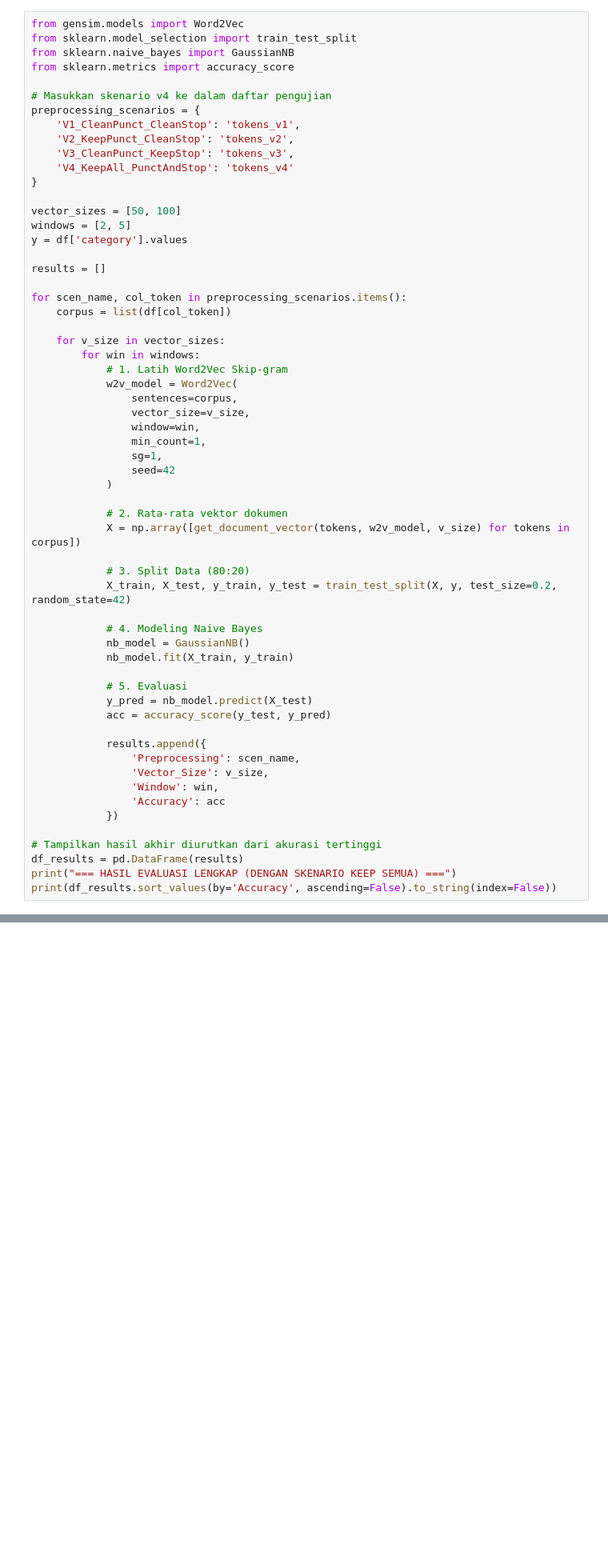
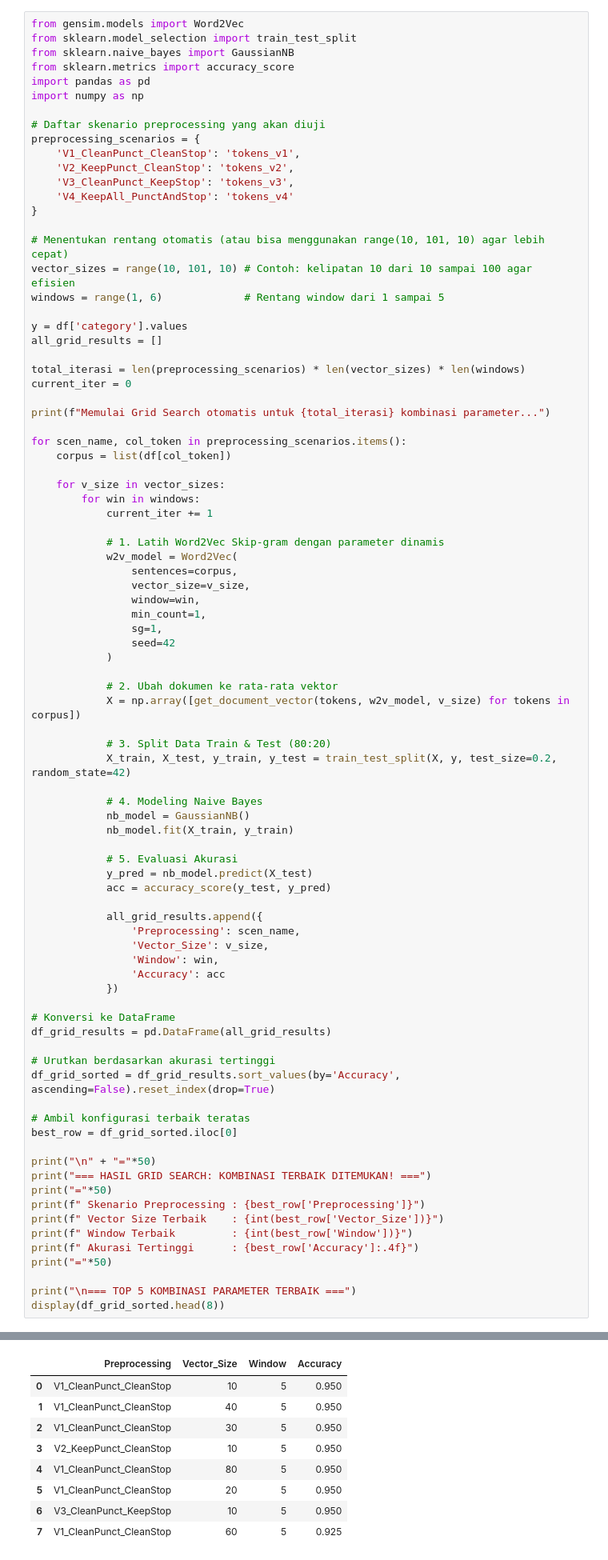
Before and after one commit to wildan2312/PPW, a Jupyter notebook: ppw-task/_build/html/_sources/skipgram.ipynb, the cells around one changed output, grey strips where cells are left out. Shown at 80% size. Drawn from its saved outputs; the diff is of its cells as text; blank space fills up the shorter version.

```diff
--- a/ppw-task/_build/html/_sources/skipgram.ipynb
+++ b/ppw-task/_build/html/_sources/skipgram.ipynb
@@ -413,8 +413,10 @@ from gensim.models import Word2Vec
 from sklearn.model_selection import train_test_split
 from sklearn.naive_bayes import GaussianNB
 from sklearn.metrics import accuracy_score
+import pandas as pd
+import numpy as np
 
-# Masukkan skenario v4 ke dalam daftar pengujian
+# Daftar skenario preprocessing yang akan diuji
 preprocessing_scenarios = {
     'V1_CleanPunct_CleanStop': 'tokens_v1',
     'V2_KeepPunct_CleanStop': 'tokens_v2',
@@ -422,18 +424,26 @@ preprocessing_scenarios = {
     'V4_KeepAll_PunctAndStop': 'tokens_v4'
 }
 
-vector_sizes = [50, 100]
-windows = [2, 5]
+# Menentukan rentang otomatis (atau bisa menggunakan range(10, 101, 10) agar lebih cepat)
+vector_sizes = range(10, 101, 10) # Contoh: kelipatan 10 dari 10 sampai 100 agar efisien
+windows = range(1, 6)             # Rentang window dari 1 sampai 5
+
 y = df['category'].values
+all_grid_results = []
 
-results = []
+total_iterasi = len(preprocessing_scenarios) * len(vector_sizes) * len(windows)
+current_iter = 0
+
+print(f"Memulai Grid Search otomatis untuk {total_iterasi} kombinasi parameter...")
 
 for scen_name, col_token in preprocessing_scenarios.items():
     corpus = list(df[col_token])
 
     for v_size in vector_sizes:
         for win in windows:
-            # 1. Latih Word2Vec Skip-gram
+            current_iter += 1
+
+            # 1. Latih Word2Vec Skip-gram dengan parameter dinamis
             w2v_model = Word2Vec(
                 sentences=corpus,
                 vector_size=v_size,
@@ -443,29 +453,45 @@ for scen_name, col_token in preprocessing_scenarios.items():
                 seed=42
             )
 
-            # 2. Rata-rata vektor dokumen
+            # 2. Ubah dokumen ke rata-rata vektor
             X = np.array([get_document_vector(tokens, w2v_model, v_size) for tokens in corpus])
 
-            # 3. Split Data (80:20)
+            # 3. Split Data Train & Test (80:20)
             X_train, X_test, y_train, y_test = train_test_split(X, y, test_size=0.2, random_state=42)
 
             # 4. Modeling Naive Bayes
             nb_model = GaussianNB()
             nb_model.fit(X_train, y_train)
 
-            # 5. Evaluasi
+            # 5. Evaluasi Akurasi
             y_pred = nb_model.predict(X_test)
             acc = accuracy_score(y_test, y_pred)
 
-            results.append({
+            all_grid_results.append({
                 'Preprocessing': scen_name,
                 'Vector_Size': v_size,
                 'Window': win,
                 'Accuracy': acc
             })
 
-# Tampilkan hasil akhir diurutkan dari akurasi tertinggi
-df_results = pd.DataFrame(results)
-print("=== HASIL EVALUASI LENGKAP (DENGAN SKENARIO KEEP SEMUA) ===")
-print(df_results.sort_values(by='Accuracy', ascending=False).to_string(index=False))
+# Konversi ke DataFrame
+df_grid_results = pd.DataFrame(all_grid_results)
+
+# Urutkan berdasarkan akurasi tertinggi
+df_grid_sorted = df_grid_results.sort_values(by='Accuracy', ascending=False).reset_index(drop=True)
+
+# Ambil konfigurasi terbaik teratas
+best_row = df_grid_sorted.iloc[0]
+
+print("\n" + "="*50)
+print("=== HASIL GRID SEARCH: KOMBINASI TERBAIK DITEMUKAN! ===")
+print("="*50)
+print(f" Skenario Preprocessing : {best_row['Preprocessing']}")
+print(f" Vector Size Terbaik    : {int(best_row['Vector_Size'])}")
+print(f" Window Terbaik         : {int(best_row['Window'])}")
+print(f" Akurasi Tertinggi      : {best_row['Accuracy']:.4f}")
+print("="*50)
+
+print("\n=== TOP 5 KOMBINASI PARAMETER TERBAIK ===")
+display(df_grid_sorted.head(8))
 # %% [output]
@@ -490,3 +510,12 @@ V4_KeepAll_PunctAndStop           50       2     0.575
+|  | Preprocessing | Vector_Size | Window | Accuracy |
+| 0 | V1_CleanPunct_CleanStop | 10 | 5 | 0.950 |
+| 1 | V1_CleanPunct_CleanStop | 40 | 5 | 0.950 |
+| 2 | V1_CleanPunct_CleanStop | 30 | 5 | 0.950 |
+| 3 | V2_KeepPunct_CleanStop | 10 | 5 | 0.950 |
+| 4 | V1_CleanPunct_CleanStop | 80 | 5 | 0.950 |
+| 5 | V1_CleanPunct_CleanStop | 20 | 5 | 0.950 |
+| 6 | V3_CleanPunct_KeepStop | 10 | 5 | 0.950 |
+| 7 | V1_CleanPunct_CleanStop | 60 | 5 | 0.925 |
 # %% [markdown]
 #### **2. Visualisasi Grafik Akurasi Eksperimen**
 # %% [markdown]
```
Also changed, not shown: parts of 7 cells of this notebook, 18 other files.
